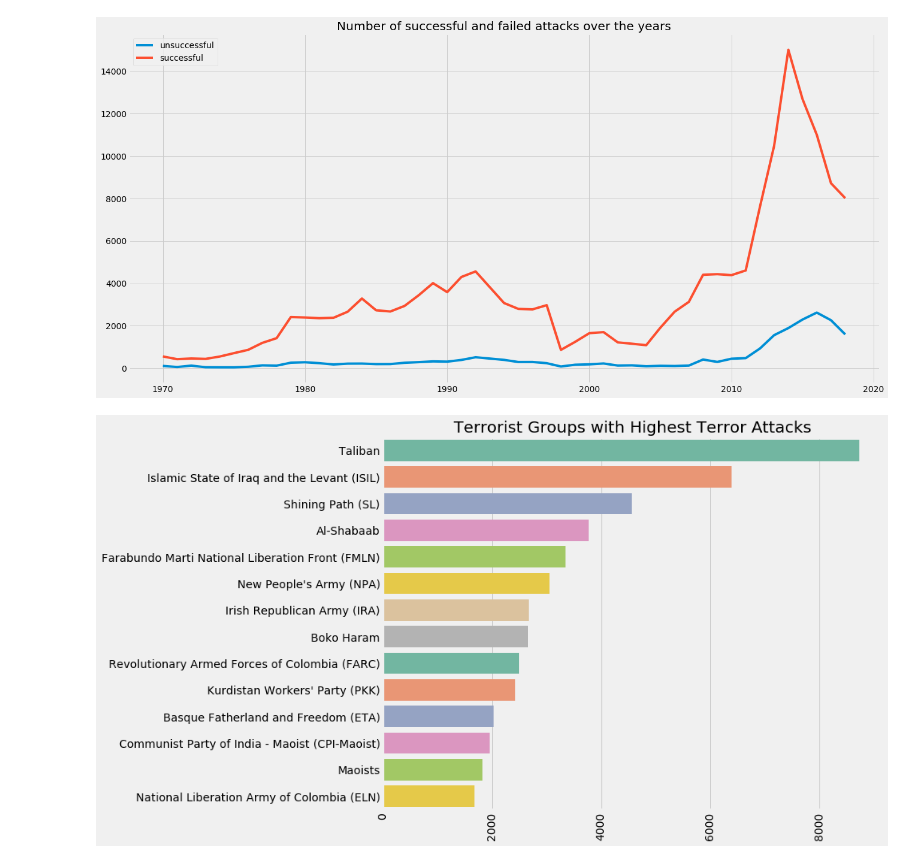
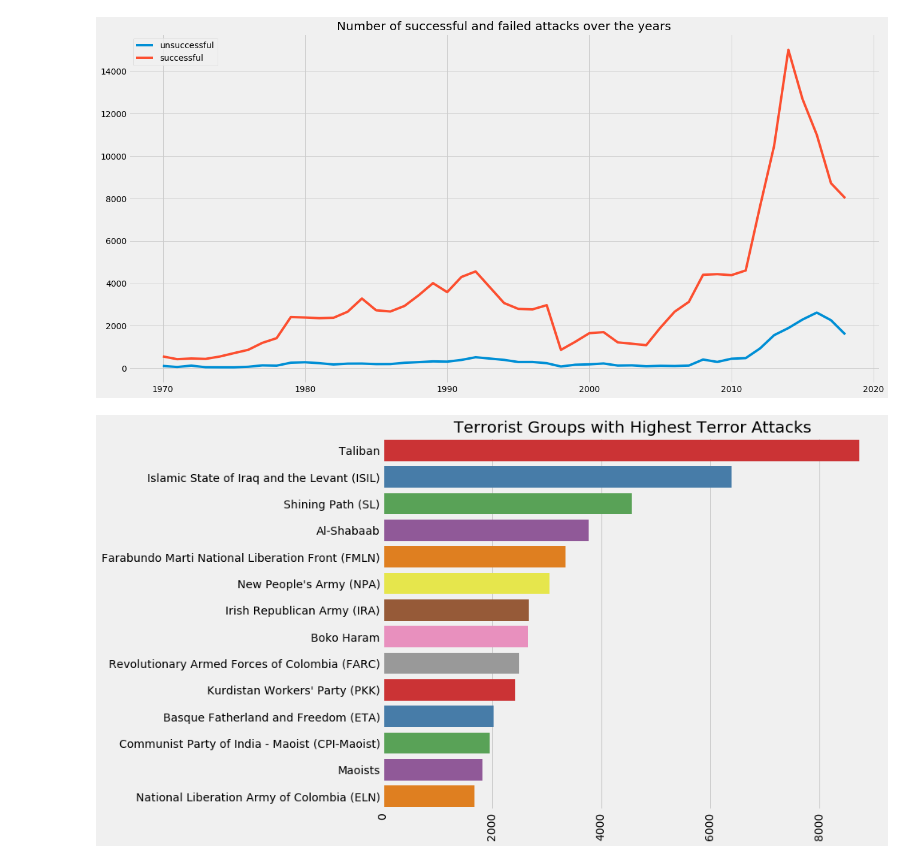
Before and after one commit to alex-hjk/CE4032-DataAnalyticsAndMining-2020, a Jupyter notebook: Yee Han/eda.ipynb, the cells around one changed output. Saved outputs shown, nothing was run; the diff lists cells and outputs as text; code cells hidden in the pictures.

```diff
--- a/Yee Han/eda.ipynb
+++ b/Yee Han/eda.ipynb
@@ -87,14 +71,14 @@ plt.title('Number of successful and failed attacks over the years')
 Text(0.5, 1.0, 'Number of successful and failed attacks over the years')
 [figure]
 # %%
-sns.barplot(terror['Group'].value_counts()[1:15].values,terror['Group'].value_counts()[1:15].index,palette=('Set2'))
+sns.barplot(terror['Group'].value_counts()[1:15].values,terror['Group'].value_counts()[1:15].index,palette=('Set1'))
 plt.xticks(rotation=90)
 fig=plt.gcf()
 fig.set_size_inches(10,8)
 plt.title('Terrorist Groups with Highest Terror Attacks')
 plt.show()
 # %% [output]
-[figure, old version]
+[figure, new version]
 # %%
 df = terror.groupby(['Region','Group']).count().reset_index()
 s = df.groupby(["Region"])['Group'].count().sort_values(ascending=False)
```
Also changed, not shown: parts of 5 cells of this notebook, 2 other files.
